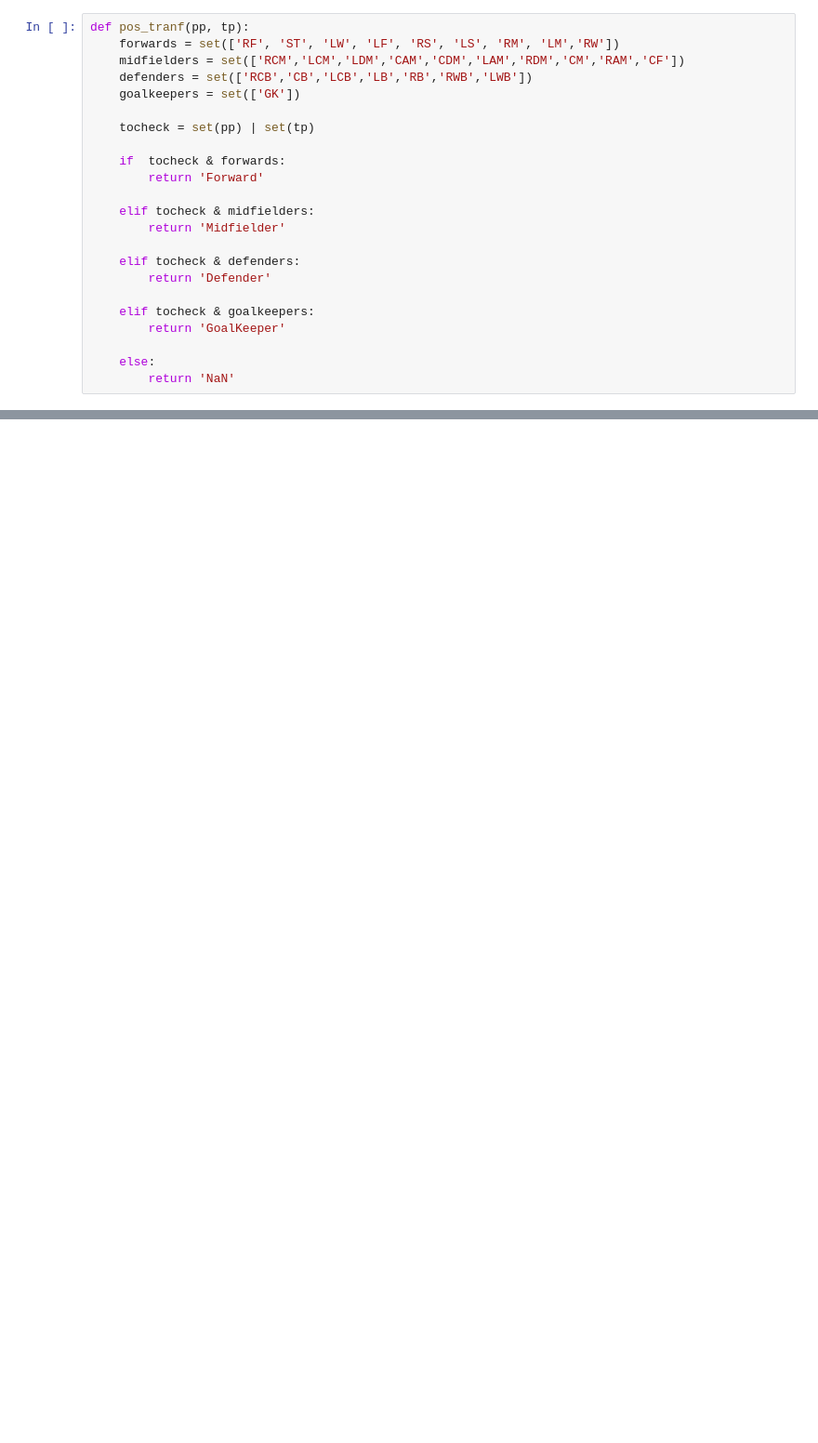
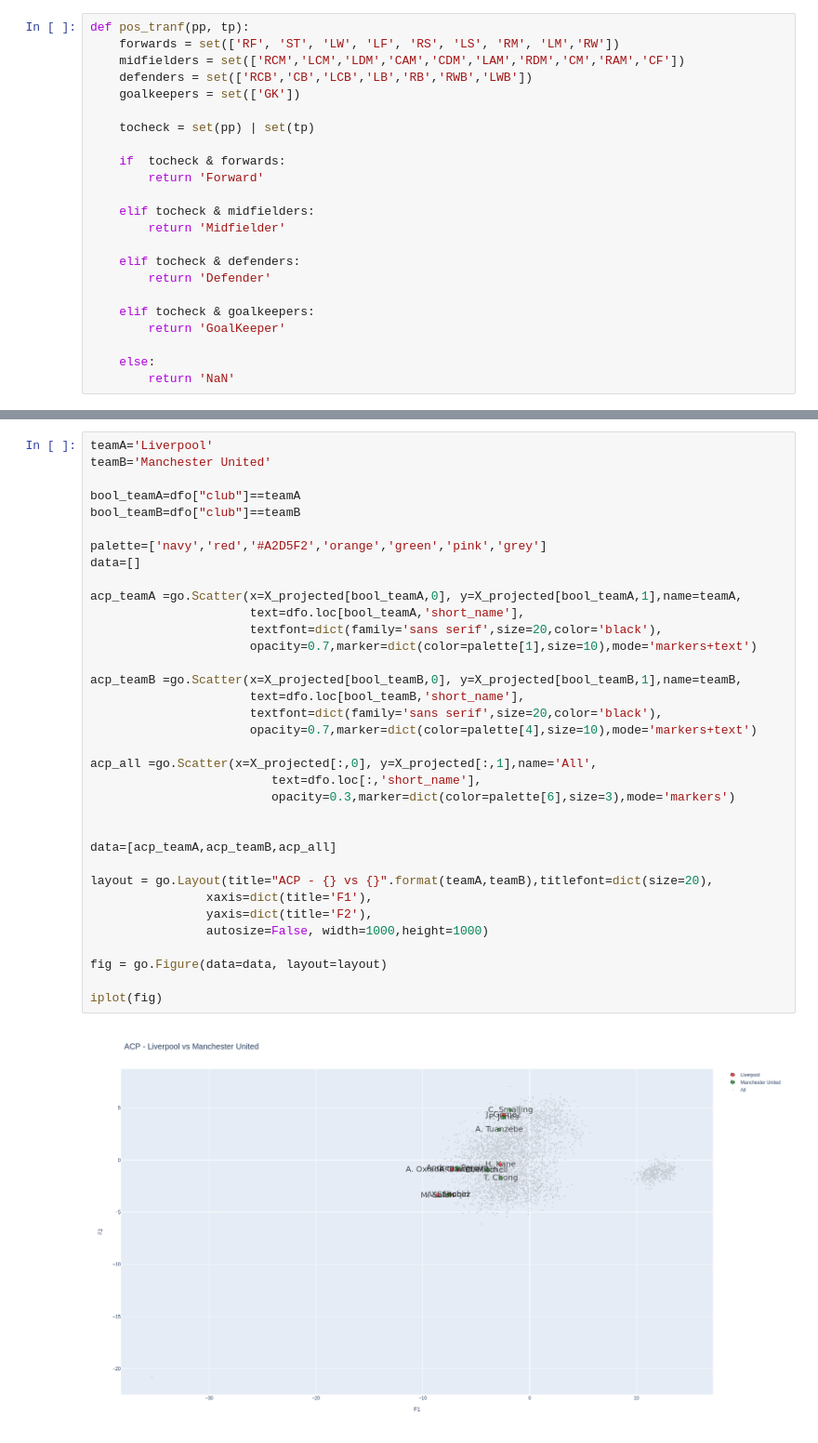
Before and after one commit to danicattaneob/diplo-datos-ayvd-g1, a Jupyter notebook: 5_aprendizaje_no_supervisado/ntb_embedings_fifa_2020.ipynb, the cells around one changed output, grey strips where cells are left out. Shown at 93% size. Saved outputs shown, nothing was run; the diff lists cells and outputs as text; blank space fills up the shorter version.

```diff
--- a/5_aprendizaje_no_supervisado/ntb_embedings_fifa_2020.ipynb
+++ b/5_aprendizaje_no_supervisado/ntb_embedings_fifa_2020.ipynb
@@ -378,0 +481,37 @@ iplot(fig)
+# %%
+teamA='Liverpool'
+teamB='Manchester United'
+
+bool_teamA=dfo["club"]==teamA
+bool_teamB=dfo["club"]==teamB
+
+palette=['navy','red','#A2D5F2','orange','green','pink','grey']
+data=[]
+
+acp_teamA =go.Scatter(x=X_projected[bool_teamA,0], y=X_projected[bool_teamA,1],name=teamA,
+                      text=dfo.loc[bool_teamA,'short_name'],
+                      textfont=dict(family='sans serif',size=20,color='black'),
+                      opacity=0.7,marker=dict(color=palette[1],size=10),mode='markers+text')
+
+acp_teamB =go.Scatter(x=X_projected[bool_teamB,0], y=X_projected[bool_teamB,1],name=teamB,
+                      text=dfo.loc[bool_teamB,'short_name'],
+                      textfont=dict(family='sans serif',size=20,color='black'),
+                      opacity=0.7,marker=dict(color=palette[4],size=10),mode='markers+text')
+
+acp_all =go.Scatter(x=X_projected[:,0], y=X_projected[:,1],name='All',
+                         text=dfo.loc[:,'short_name'],
+                         opacity=0.3,marker=dict(color=palette[6],size=3),mode='markers')
+
+
+data=[acp_teamA,acp_teamB,acp_all]
+
+layout = go.Layout(title="ACP - {} vs {}".format(teamA,teamB),titlefont=dict(size=20),
+                xaxis=dict(title='F1'),
+                yaxis=dict(title='F2'),
+                autosize=False, width=1000,height=1000)
+
+fig = go.Figure(data=data, layout=layout)
+
+iplot(fig)
+# %% [output]
+[figure, added]
```
Also changed, not shown: parts of 15 cells of this notebook.
